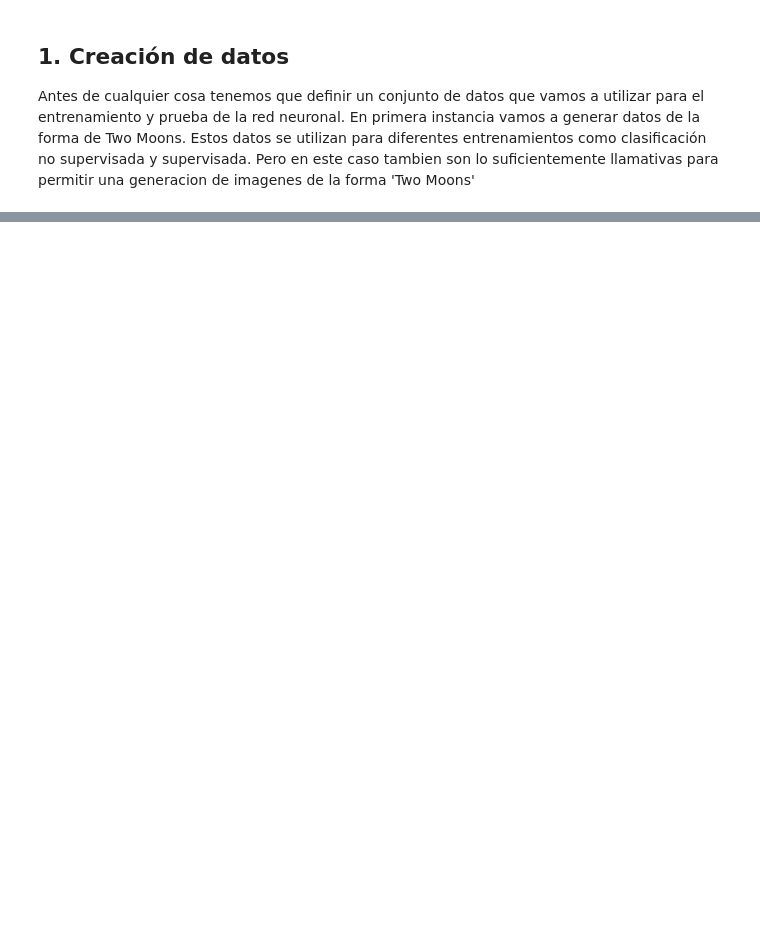
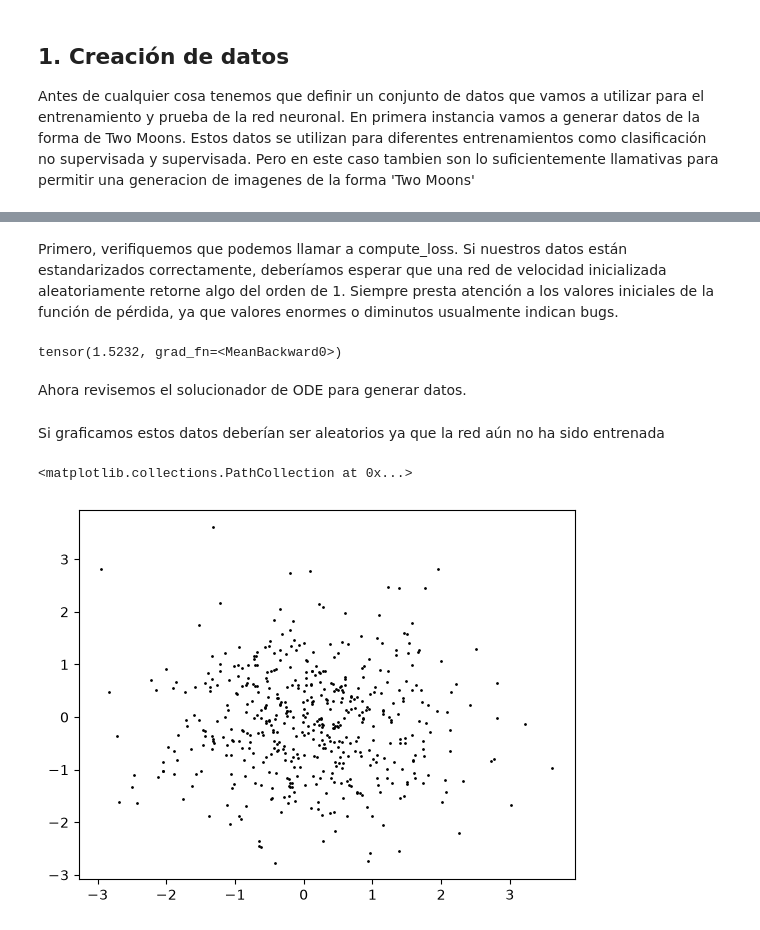
Before and after one commit to tomasSiSa18/TallerFlowMatching, a Jupyter notebook: PropuestaLabFlowMatching.ipynb, the cells around one changed output, grey strips where cells are left out. Saved outputs shown, nothing was run; the diff lists cells and outputs as text; code cells hidden in the pictures; blank space fills up the shorter version.

```diff
--- a/PropuestaLabFlowMatching.ipynb
+++ b/PropuestaLabFlowMatching.ipynb
@@ -33,0 +197,15 @@ Antes de cualquier cosa tenemos que definir un conjunto de datos que vamos a uti
+# %%
+device = torch.device("cuda" if torch.cuda.is_available() else "cpu")
+print(f"Usando dispositivo: {device}")
+
+velocity_nn = VelocityNetwork(
+    hidden_dim=128,
+).to(device)
+
+t=torch.tensor(500*[0.5],dtype=torch.float32, device=device)
+
+#Revisar que la salida de la red neuronal tenga la forma esperada
+assert velocity_nn(
+    xt=x1.to(device),
+    t=t,
+).shape == (500, 2), "Esperaba una forma de (500, 2) pero tenia una forma diferente"
@@ -33,0 +313,34 @@ Antes de cualquier cosa tenemos que definir un conjunto de datos que vamos a uti
+# %%
+fm = FlowMatching(
+    velocity_network=velocity_nn,
+    device=device,
+)
+# %% [markdown]
+Primero, verifiquemos que podemos llamar a compute_loss. Si nuestros datos están estandarizados correctamente, deberíamos esperar que una red de velocidad inicializada aleatoriamente retorne algo del orden de 1. Siempre presta atención a los valores iniciales de la función de pérdida, ya que valores enormes o diminutos usualmente indican bugs.
+# %%
+fm.compute_loss(
+    x1=x1.to(device),
+)
+# %% [output]
+tensor(1.5232, grad_fn=<MeanBackward0>)
+# %% [markdown]
+Ahora revisemos el solucionador de ODE para generar datos.
+# %%
+samples = fm.sample(
+   num_samples=500,
+
+).detach().cpu().numpy()
+
+assert samples.shape == (500, 2), "Esperaba una forma de (500, 2) pero tenia una forma diferente"
+# %% [markdown]
+Si graficamos estos datos deberían ser aleatorios ya que la red aún no ha sido entrenada
+# %%
+plt.scatter(
+    samples[:,0],
+    samples[:,1],
+    c='k',
+    s=1,
+)
+# %% [output]
+<matplotlib.collections.PathCollection at 0x...>
+[figure, added]
```
Also changed, not shown: parts of 27 cells of this notebook, 1 other file.
